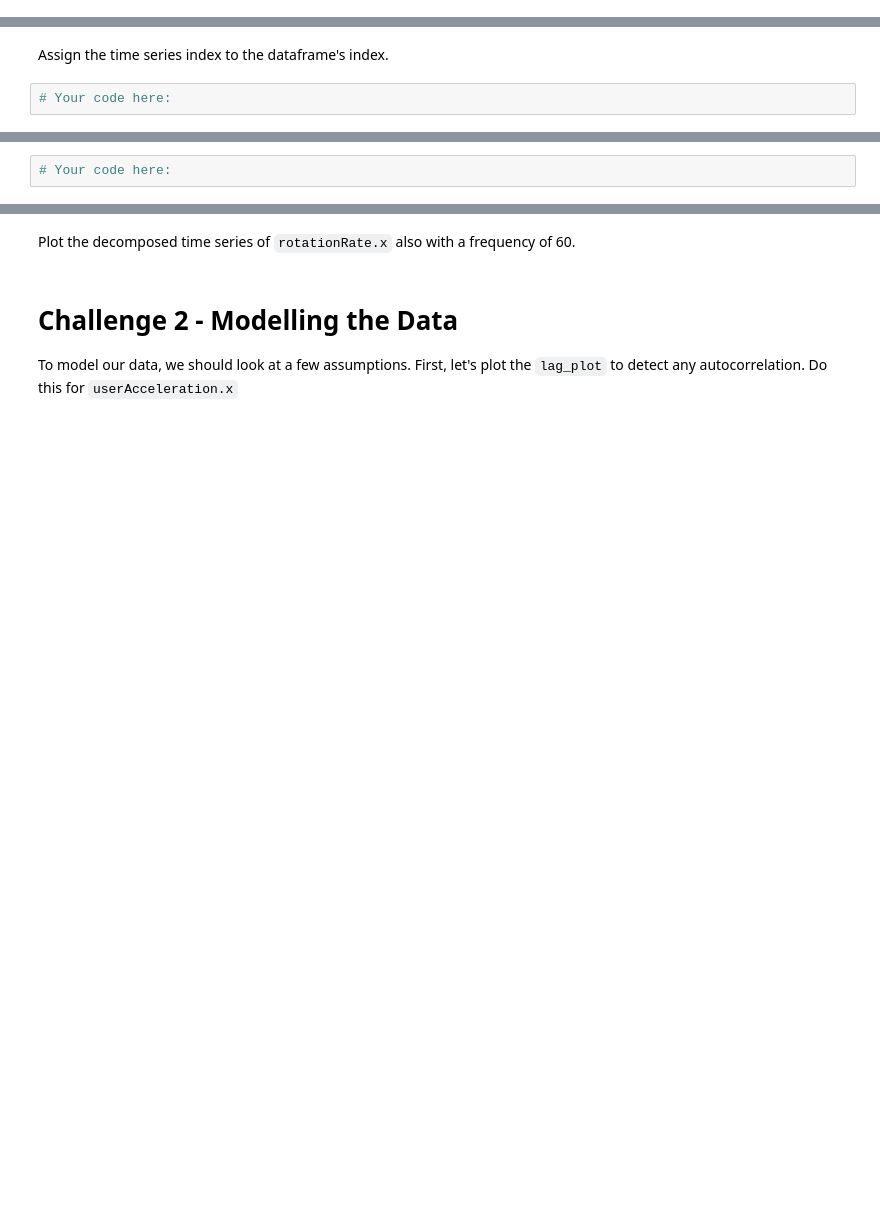
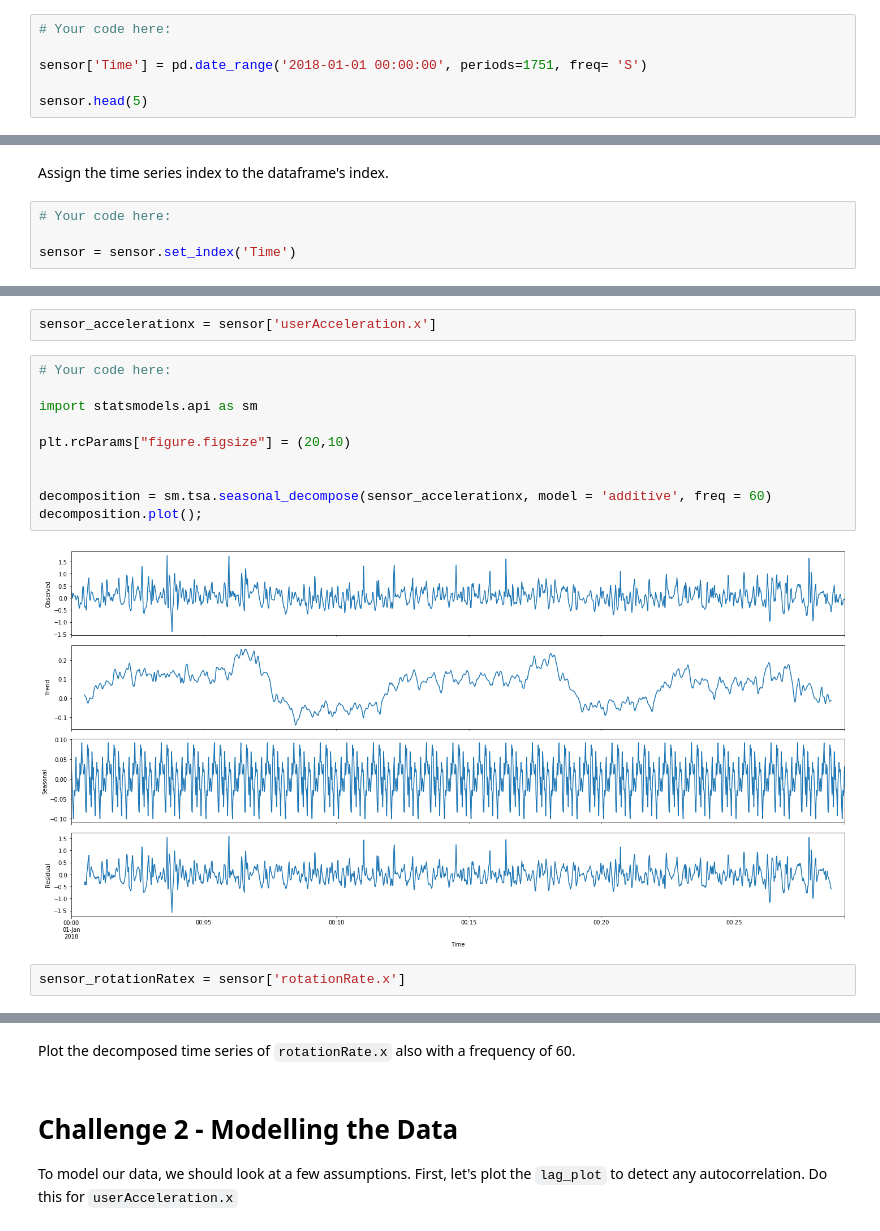
Before and after one commit to marinapm90/data-labs, a Jupyter notebook: module-2/lab-time-series/your-code/main.ipynb, the cells around one changed output, grey strips where cells are left out. Saved outputs shown, nothing was run; the diff lists cells and outputs as text; blank space fills up the shorter version.

```diff
--- a/module-2/lab-time-series/your-code/main.ipynb
+++ b/module-2/lab-time-series/your-code/main.ipynb
@@ -36,0 +71,6 @@ To perform time series analysis on the data, we must change the index from a ran
+# %%
+# Your code here:
+
+sensor['Time'] = pd.date_range('2018-01-01 00:00:00', periods=1751, freq= 'S')
+
+sensor.head(5)
@@ -38,3 +85,5 @@ To perform time series analysis on the data, we must change the index from a ran
 Assign the time series index to the dataframe's index.
 # %%
 # Your code here:
+
+sensor = sensor.set_index('Time')
@@ -42,5 +101,19 @@ Assign the time series index to the dataframe's index.
 Our next step is to decompose the time series and evaluate the patterns in the data. Load the `statsmodels.api` submodule and plot the decomposed plot of `userAcceleration.x`. Set `freq=60` in the `seasonal_decompose` function. Your graph should look like the one below.
 
 ![time series decomposition](../images/tsa_decompose.png)
-# %%
-# Your code here:
+# %%
+sensor_accelerationx = sensor['userAcceleration.x']
+# %%
+# Your code here:
+
+import statsmodels.api as sm
+
+plt.rcParams["figure.figsize"] = (20,10)
+
+
+decomposition = sm.tsa.seasonal_decompose(sensor_accelerationx, model = 'additive', freq = 60)
+decomposition.plot();
+# %% [output]
+[figure, added]
+# %%
+sensor_rotationRatex = sensor['rotationRate.x']
```
Also changed, not shown: parts of 25 cells of this notebook.
